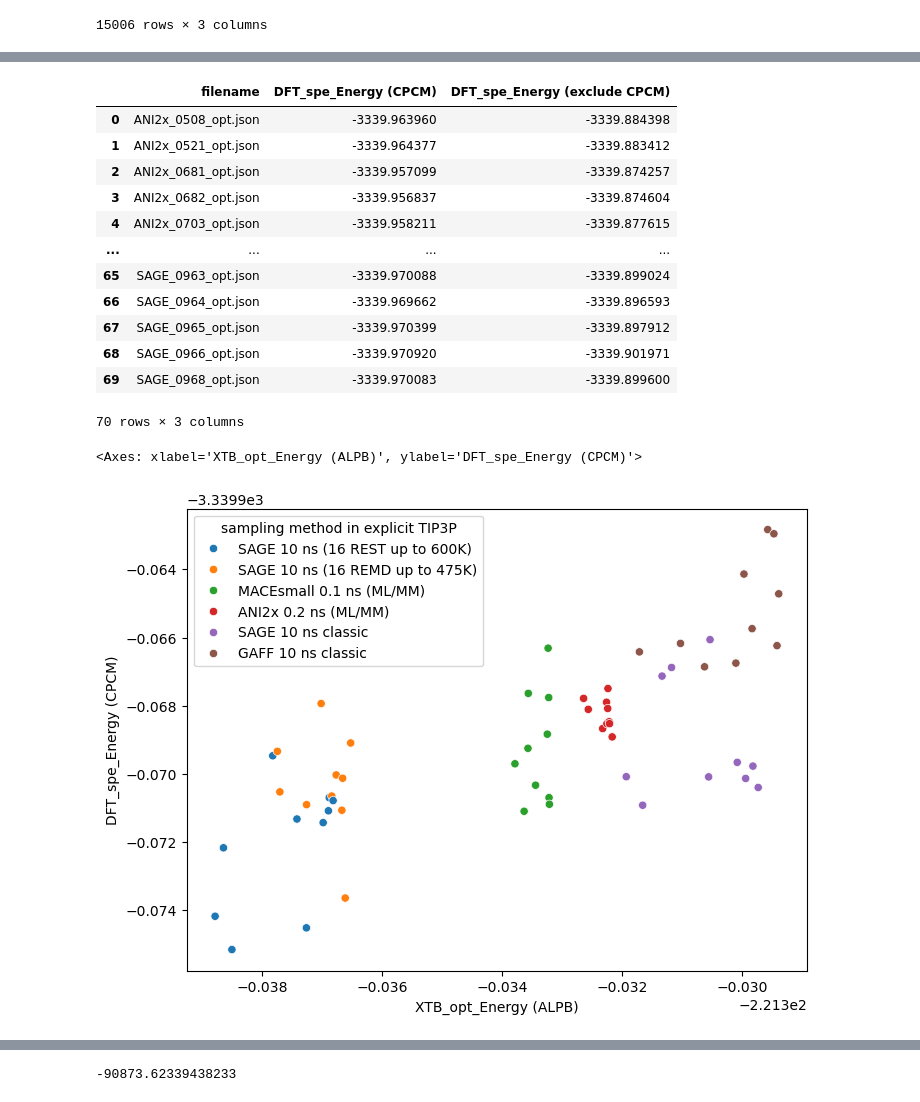
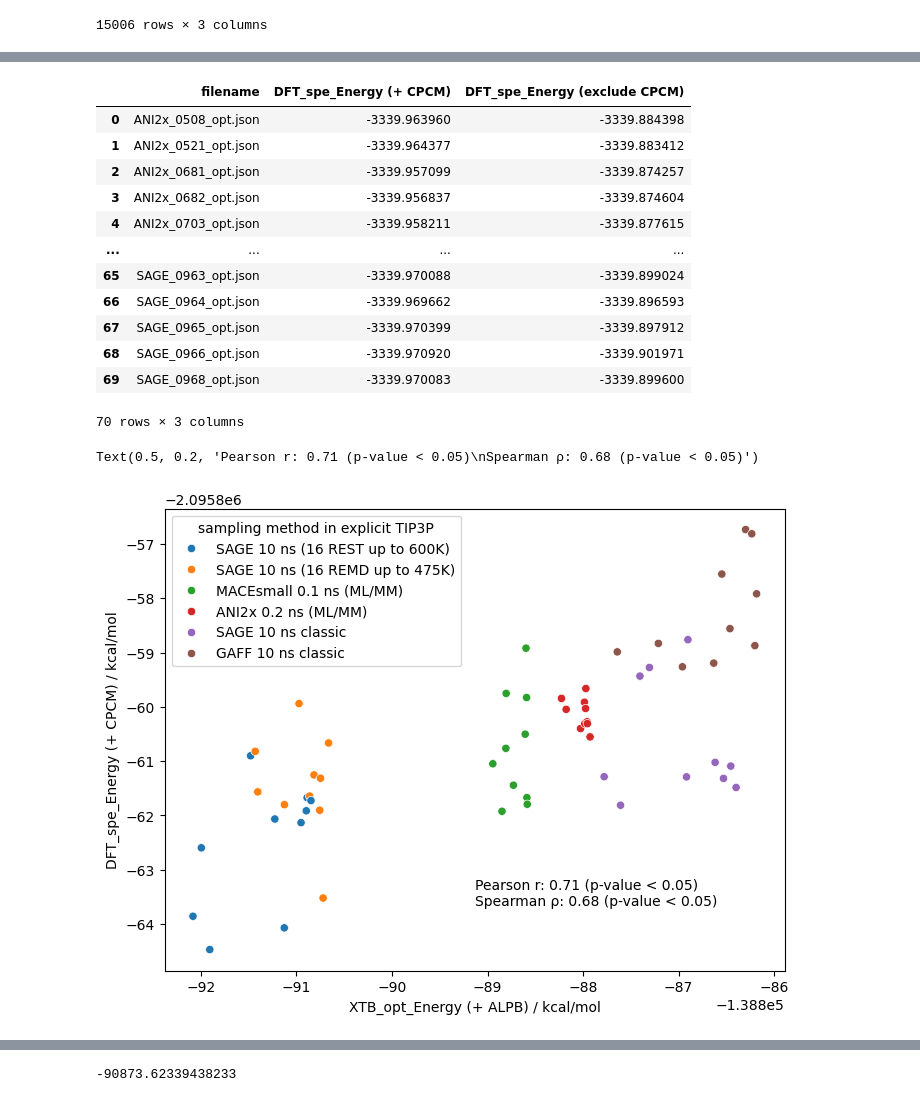
Before and after one commit to HaoLan-compchem/blog_03_12_2025, a Jupyter notebook: ligand_only/analysis.ipynb, the cells around one changed output, grey strips where cells are left out. Cells and saved outputs as stored; diff of their text form; code cells hidden in the pictures.

```diff
--- a/ligand_only/analysis.ipynb
+++ b/ligand_only/analysis.ipynb
@@ -376,6 +414,8 @@ df_final['method'] = df_final['method'].apply(lambda x: 'MACEsmall 0.1 ns (ML/MM
 # %%
-df_final.rename(columns={'energy': 'XTB_opt_Energy (ALPB)', 'method': 'sampling method in explicit TIP3P'}, inplace=True)
-df_final.sort_values(by='XTB_opt_Energy (ALPB)', inplace=True)
+df_final.rename(columns={'energy': 'XTB_opt_Energy (+ ALPB) / Hatree', 'method': 'sampling method in explicit TIP3P'}, inplace=True)
+df_final.sort_values(by='XTB_opt_Energy (+ ALPB) / Hatree', inplace=True)
+df_final['XTB_opt_Energy (+ ALPB) / kcal/mol'] = df_final['XTB_opt_Energy (+ ALPB) / Hatree'] * 627.509
+df_final.drop(columns=['XTB_opt_Energy (+ ALPB) / Hatree'], inplace=True)
 df_final.iloc[:5000].to_csv('top_5000_xtb_energies.csv', index=False)
 top_10_per_group = df_final.groupby('sampling method in explicit TIP3P').head(10)
 top_10_per_group.to_csv('top_10_xtb_energies_per_group.csv', index=False)
@@ -422,17 +480,10 @@ def prepare_orca_input(xyz_filepath):
 
     return f"Successfully created ORCA input file: {inp_filepath}"
 
-for filename in os.listdir('XTB_DFT_test/DFT_SPE_NormalSCF'):
+for filename in os.listdir('dft_spe'):
     if filename.endswith('.xyz'):
-        filepath = os.path.join('XTB_DFT_test/DFT_SPE_NormalSCF', filename)
+        filepath = os.path.join('dft_spe', filename)
         prepare_orca_input(filepath)
-
-
-
-#for filename in os.listdir('dft_spe'):
-    #if filename.endswith('.xyz'):
-        #filepath = os.path.join('dft_spe', filename)
-        #prepare_orca_input(filepath)
 # %%
 def extract_orca_final_energy(filepath):
 
@@ -460,14 +511,13 @@ for filename in os.listdir('dft_spe'):
         # Extract DFT Energy (CPCM)
         energy, energy_exclude_cpcm = extract_orca_final_energy(filepath)
         def_energy_dict[basename] = (energy, energy_exclude_cpcm)
-
 #
-df_energy = pd.DataFrame.from_dict(def_energy_dict, orient='index', columns=['DFT_spe_Energy (CPCM)', 'DFT_spe_Energy (exclude CPCM)'])
+df_energy = pd.DataFrame.from_dict(def_energy_dict, orient='index', columns=['DFT_spe_Energy (+ CPCM)', 'DFT_spe_Energy (exclude CPCM)'])
 df_energy.reset_index(inplace=True)
 df_energy.rename(columns={'index': 'filename'}, inplace=True)
 df_energy
 # %% [output]
-|  | filename | DFT_spe_Energy (CPCM) | DFT_spe_Energy (exclude CPCM) |
+|  | filename | DFT_spe_Energy (+ CPCM) | DFT_spe_Energy (exclude CPCM) |
 | 0 | ANI2x_0508_opt.json | -3339.963960 | -3339.884398 |
 | 1 | ANI2x_0521_opt.json | -3339.964377 | -3339.883412 |
 | 2 | ANI2x_0681_opt.json | -3339.957099 | -3339.874257 |
@@ -483,13 +533,22 @@ df_energy
 # %%
 df_energy_0 =pd.read_csv('top_10_xtb_energies_per_group.csv')
 df_merged = pd.merge(df_energy_0, df_energy, on='filename', how='inner')
+df_merged['DFT_spe_Energy (+ CPCM) / kcal/mol'] = df_merged['DFT_spe_Energy (+ CPCM)'] * 627.509
+df_merged['DFT_spe_Energy (exclude CPCM) / kcal/mol'] = df_merged['DFT_spe_Energy (exclude CPCM)'] * 627.509
+df_merged.drop(columns=['DFT_spe_Energy (+ CPCM)', 'DFT_spe_Energy (exclude CPCM)'], inplace=True)
 # %%
 from matplotlib import rcParams
 rcParams['figure.figsize'] = 8, 6
-sns.scatterplot(data=df_merged, x='XTB_opt_Energy (ALPB)', y='DFT_spe_Energy (CPCM)', hue='sampling method in explicit TIP3P')
+sns.scatterplot(data=df_merged, x='XTB_opt_Energy (+ ALPB) / kcal/mol', y='DFT_spe_Energy (+ CPCM) / kcal/mol', hue='sampling method in explicit TIP3P')
+#calculate pearson and spearman correlation coefficients with p-values
+from scipy.stats import pearsonr, spearmanr
+pearson_corr, pearson_pval = pearsonr(df_merged['XTB_opt_Energy (+ ALPB) / kcal/mol'], df_merged['DFT_spe_Energy (+ CPCM) / kcal/mol'])
+spearman_corr, spearman_pval = spearmanr(df_merged['XTB_opt_Energy (+ ALPB) / kcal/mol'], df_merged['DFT_spe_Energy (+ CPCM) / kcal/mol'])
+#show these values on the plot
+plt.text(0.5, 0.2, f'Pearson r: {pearson_corr:.2f} (p-value < 0.05)\nSpearman ρ: {spearman_corr:.2f} (p-value < 0.05)', transform=plt.gca().transAxes, verticalalignment='top')
 # %% [output]
-<Axes: xlabel='XTB_opt_Energy (ALPB)', ylabel='DFT_spe_Energy (CPCM)'>
+Text(0.5, 0.2, 'Pearson r: 0.71 (p-value < 0.05)\nSpearman ρ: 0.68 (p-value < 0.05)')
-[figure, old version]
+[figure, new version]
 # %%
 df_merged.to_csv('xtb_dft_energy_comparison.csv', index=False)
 # %%
```
Also changed, not shown: parts of 15 cells of this notebook, 40 other files.
